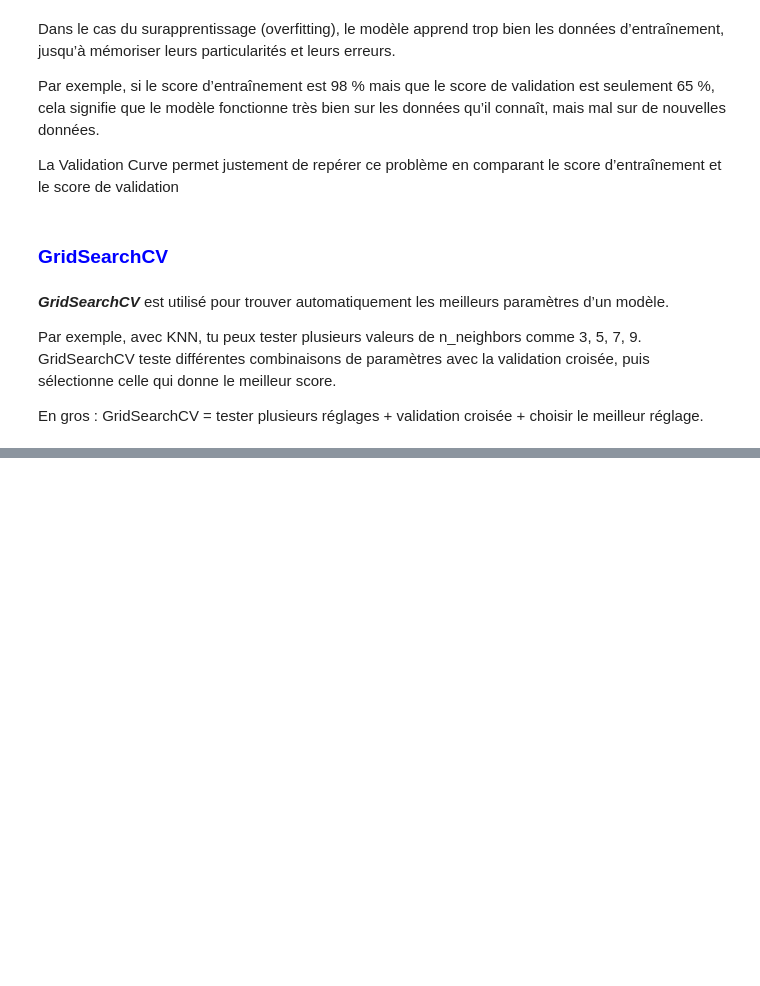
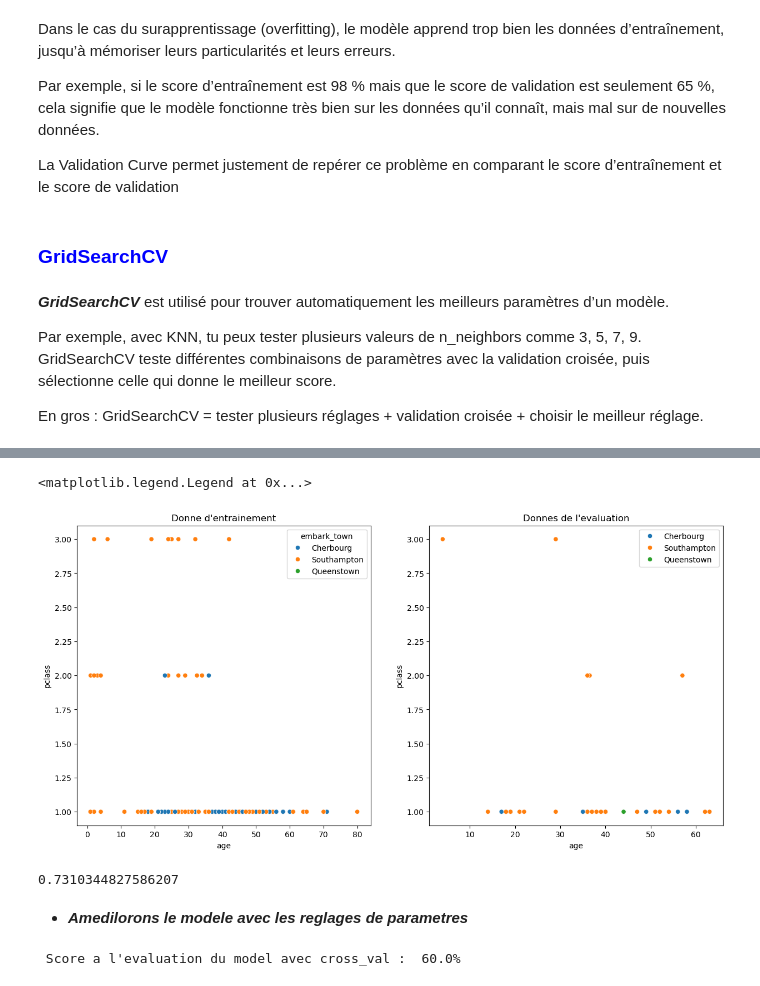
Before and after one commit to SAKPANI/Formation-Data_Science-et-Machine-Learning, a Jupyter notebook: Machine_Learning/Formation_01.ipynb, the cells around one changed output, grey strips where cells are left out. Drawn from its saved outputs; the diff is of its cells as text; code cells hidden in the pictures; blank space fills up the shorter version.

```diff
--- a/Machine_Learning/Formation_01.ipynb
+++ b/Machine_Learning/Formation_01.ipynb
@@ -337,0 +555,12 @@ from sklearn.model_selection import GridSearchCV
+# %%
+plt.figure(figsize = (15, 7))
+plt.subplot(1,2,1)
+plt.title("Donne d'entrainement")
+sns.scatterplot(data = X_train, x = "age", y = "pclass", hue = y)
+plt.subplot(1,2,2)
+plt.title("Donnes de l'evaluation")
+sns.scatterplot(data = X_test, x = "age", y = "pclass", hue = y)
+plt.legend()
+# %% [output]
+<matplotlib.legend.Legend at 0x...>
+[figure, added]
@@ -337,0 +569,8 @@ from sklearn.model_selection import GridSearchCV
+# %%
+modele = KNeighborsClassifier()
+modele.fit(X_train , y_train)
+modele.score(X_train, y_train) # Score obtenu a l'entraine=ment
+# %% [output]
+0.7310344827586207
+# %% [markdown]
+-  ***Amedilorons le modele avec les reglages de parametres***
@@ -337,0 +579,6 @@ from sklearn.model_selection import GridSearchCV
+# %%
+score_val = cross_val_score(KNeighborsClassifier(), X_train, y_train, cv = 5)
+score_val = score_val.mean()
+print(f" Score a l'evaluation du model avec cross_val :  {round(score_val, 1)*100}%" )  # Par defaut
+# %% [output]
+ Score a l'evaluation du model avec cross_val :  60.0%
```
Also changed, not shown: parts of 49 cells of this notebook.
